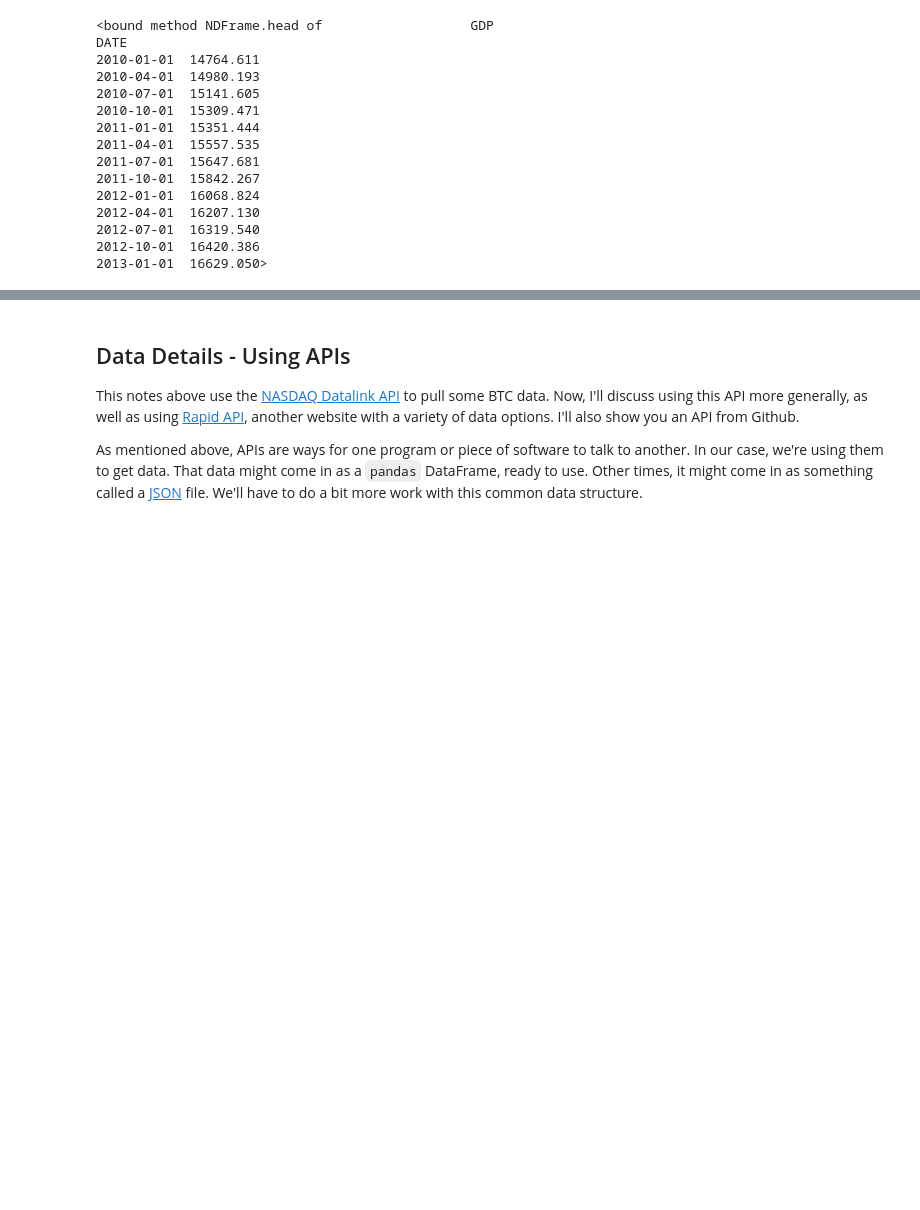
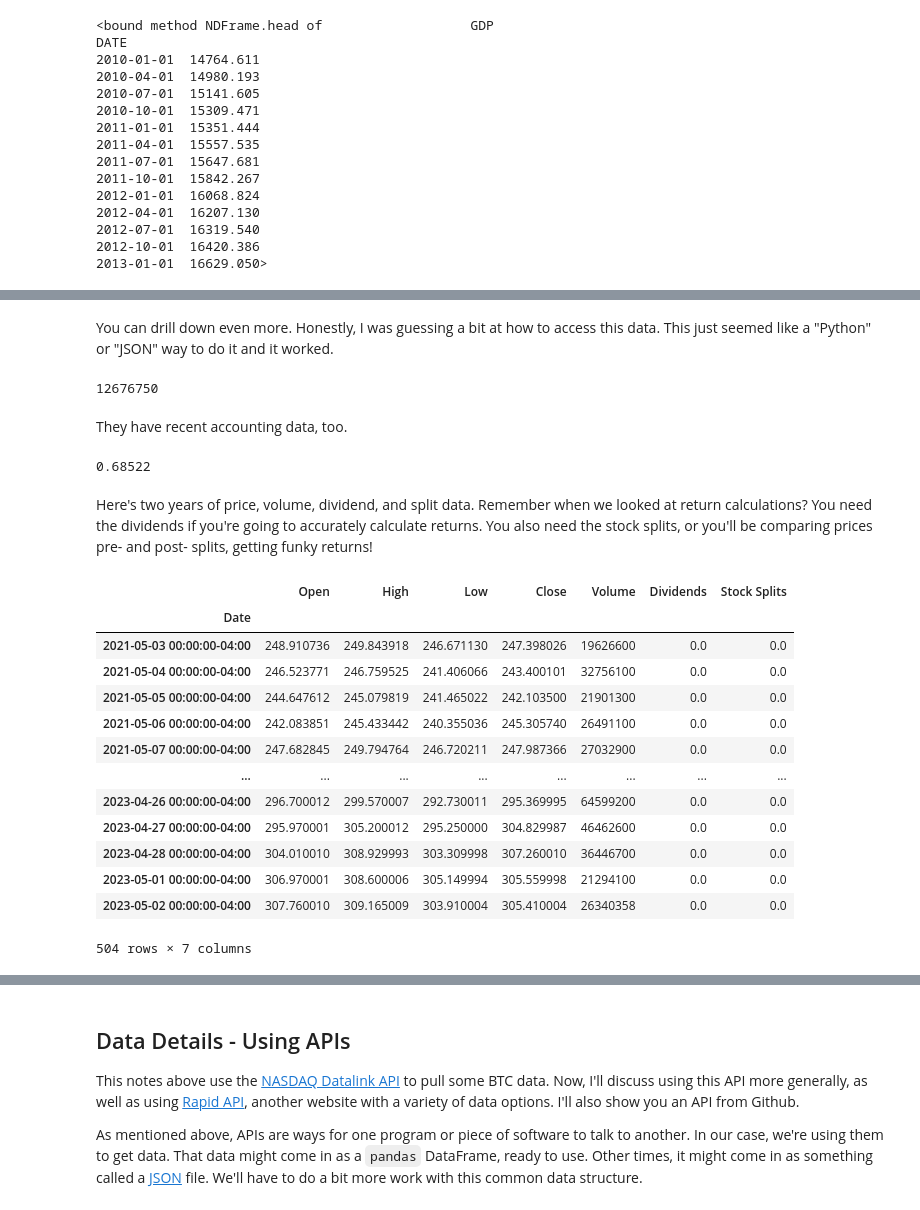
Before and after one commit to aaiken1/fin-data-analysis-text, a Jupyter notebook: _sources/chapters/7_nasdaq_api.ipynb, the cells around one changed output, grey strips where cells are left out. Saved outputs shown, nothing was run; the diff lists cells and outputs as text; code cells hidden in the pictures; blank space fills up the shorter version.

```diff
--- a/_sources/chapters/7_nasdaq_api.ipynb
+++ b/_sources/chapters/7_nasdaq_api.ipynb
@@ -313,0 +333,5 @@ DATE
+# %%
+msft = yf.Ticker("MSFT")
+
+# get all stock info
+msft.info
@@ -313,0 +377,32 @@ DATE
+# %% [markdown]
+You can drill down even more. Honestly, I was guessing a bit at how to access this data. This just seemed like a "Python" or "JSON" way to do it and it worked.
+# %%
+msft.info['companyOfficers'][0]['totalPay']
+# %% [output]
+12676750
+# %% [markdown]
+They have recent accounting data, too.
+# %%
+msft.info['grossMargins']
+# %% [output]
+0.68522
+# %% [markdown]
+Here's two years of price, volume, dividend, and split data. Remember when we looked at return calculations? You need the dividends if you're going to accurately calculate returns. You also need the stock splits, or you'll be comparing prices pre- and post- splits, getting funky returns!
+# %%
+hist = msft.history(period="2y")
+hist
+# %% [output]
+|  | Open | High | Low | Close | Volume | Dividends | Stock Splits |
+| Date |  |  |  |  |  |  |  |
+| 2021-05-03 00:00:00-04:00 | 248.910736 | 249.843918 | 246.671130 | 247.398026 | 19626600 | 0.0 | 0.0 |
+| 2021-05-04 00:00:00-04:00 | 246.523771 | 246.759525 | 241.406066 | 243.400101 | 32756100 | 0.0 | 0.0 |
+| 2021-05-05 00:00:00-04:00 | 244.647612 | 245.079819 | 241.465022 | 242.103500 | 21901300 | 0.0 | 0.0 |
+| 2021-05-06 00:00:00-04:00 | 242.083851 | 245.433442 | 240.355036 | 245.305740 | 26491100 | 0.0 | 0.0 |
+| 2021-05-07 00:00:00-04:00 | 247.682845 | 249.794764 | 246.720211 | 247.987366 | 27032900 | 0.0 | 0.0 |
+| ... | ... | ... | ... | ... | ... | ... | ... |
+| 2023-04-26 00:00:00-04:00 | 296.700012 | 299.570007 | 292.730011 | 295.369995 | 64599200 | 0.0 | 0.0 |
+| 2023-04-27 00:00:00-04:00 | 295.970001 | 305.200012 | 295.250000 | 304.829987 | 46462600 | 0.0 | 0.0 |
+| 2023-04-28 00:00:00-04:00 | 304.010010 | 308.929993 | 303.309998 | 307.260010 | 36446700 | 0.0 | 0.0 |
+| 2023-05-01 00:00:00-04:00 | 306.970001 | 308.600006 | 305.149994 | 305.559998 | 21294100 | 0.0 | 0.0 |
+| 2023-05-02 00:00:00-04:00 | 307.760010 | 309.165009 | 303.910004 | 305.410004 | 26340358 | 0.0 | 0.0 |
+504 rows × 7 columns
```
Also changed, not shown: parts of 12 cells of this notebook, 10 other files.
